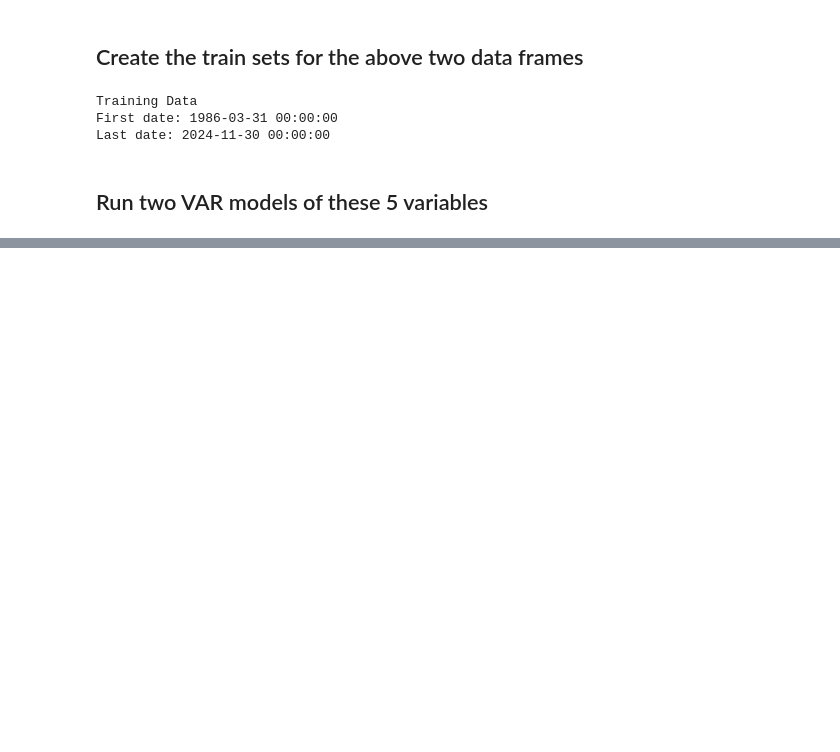
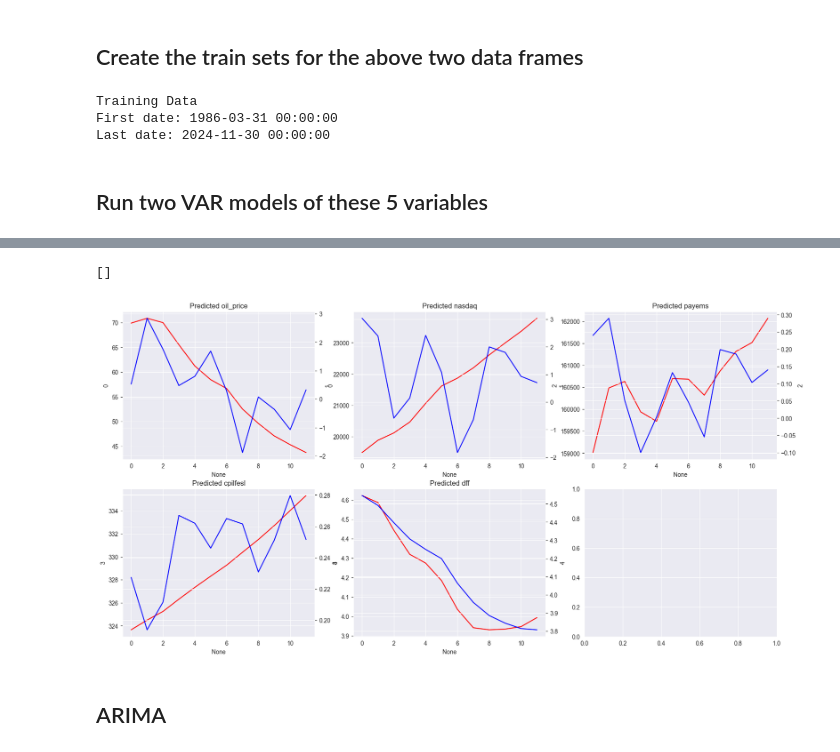
Before and after one commit to whendo/CSCI-E-116, a Jupyter notebook: Assignment06/Assignment06.ipynb, the cells around one changed output, grey strips where cells are left out. Drawn from its saved outputs; the diff is of its cells as text; code cells hidden in the pictures; blank space fills up the shorter version.

```diff
--- a/Assignment06/Assignment06.ipynb
+++ b/Assignment06/Assignment06.ipynb
@@ -62,14 +58,14 @@ data0_setup = {d[0].lower().replace(" ","_"): d[1] for d in zip(names,
                                                                  payroll,
                                                                  cpi,
                                                                  ffr])}
-data0 = pd.DataFrame(data_setup).dropna()
+data0 = pd.DataFrame(data0_setup).dropna()
 
 
 data1_setup = {d[0].lower().replace(" ","_"): d[1] for d in zip(names,
-                                                               [oil_price.apply(np.log).diff(),
-                                                                nasdaq.apply(np.log).diff(),
-                                                                payroll.apply(np.log).diff(),
-                                                                cpi.apply(np.log).diff(),
+                                                               [oil_price.apply(np.log).diff()*100,
+                                                                nasdaq.apply(np.log).diff()*100,
+                                                                payroll.apply(np.log).diff()*100,
+                                                                cpi.apply(np.log).diff()*100,
                                                                 ffr])}
 data1 = pd.DataFrame(data1_setup).dropna()
 # %% [markdown]
@@ -154,0 +178,29 @@ model1 = best_VAR_model(data1,'c')
+# %%
+pred0_12l = pd.DataFrame(varmax0.fit(12, trend='ct').forecast(varmax0.endog,steps=12))
+pred1_12l= pd.DataFrame(varmax1.fit(12, trend='c').forecast(varmax1.endog,steps=12))
+
+fig, ax = plt.subplots(2,3, figsize=(20,10))
+ax = ax.flatten()
+for i in range(len(pred0_12l.columns)):
+    sns.lineplot(
+        data=pred0_12l,
+        x=pred0_12l.index,
+        y=pred0_12l.columns[i],
+        color='red',
+        ax=ax[i]
+    )
+    ax[i].set_title(f"Predicted {data0.columns[i]}")
+    ax_sec = ax[i].twinx()
+    sns.lineplot(
+        data=pred1_12l,
+        x=pred1_12l.index,
+        y=pred1_12l.columns[i],
+        color='blue',
+        ax=ax_sec
+    )
+plt.plot()
+# %% [output]
+[]
+[figure, added]
+# %% [markdown]
+## ARIMA
```
Also changed, not shown: parts of 22 cells of this notebook.
